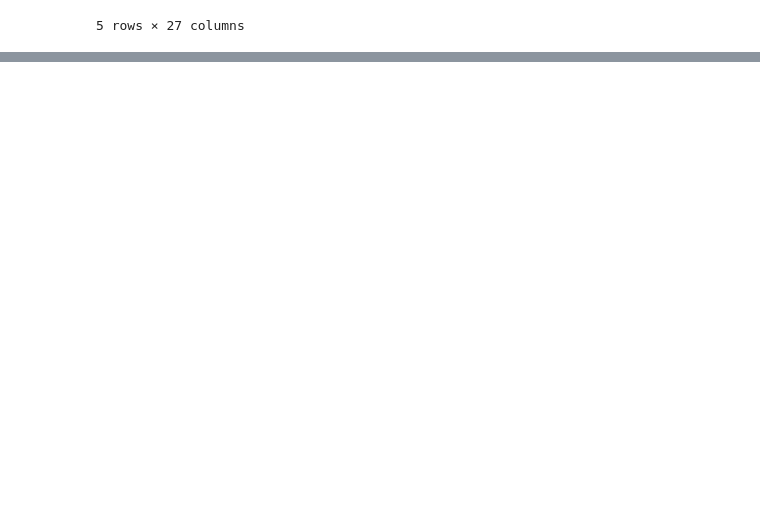
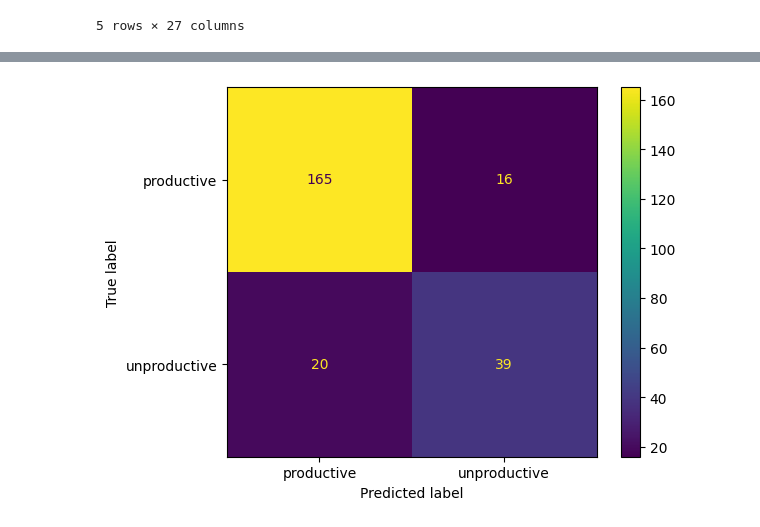
Before and after one commit to MuhammadAwon/datascience-projects, a Jupyter notebook: Projects/classifying-employee-productivity/employee-productivity.ipynb, the cells around one changed output, grey strips where cells are left out. Cells and saved outputs as stored; diff of their text form; code cells hidden in the pictures; blank space fills up the shorter version.

```diff
--- a/Projects/classifying-employee-productivity/employee-productivity.ipynb
+++ b/Projects/classifying-employee-productivity/employee-productivity.ipynb
@@ -1371,0 +1397,10 @@ df_final.head()
+# %%
+from sklearn.metrics import accuracy_score
+
+
+# Make model predictions on test set
+y_pred = dt_clf.predict(X_test)
+
+# Calculate accuracy score
+dt_test_acc = accuracy_score(y_test, y_pred)
+print(f'Accuracy: {dt_test_acc}')
@@ -1371,0 +1452,14 @@ df_final.head()
+# %%
+from sklearn.metrics import confusion_matrix, ConfusionMatrixDisplay
+
+# Calculate confusion matrix
+cm = confusion_matrix(y_test, y_pred)
+
+# Display confusion matrix
+disp = ConfusionMatrixDisplay(confusion_matrix=cm,
+                              display_labels=dt_clf.classes_)
+
+disp.plot()
+plt.show()
+# %% [output]
+[figure, added]
```
Also changed, not shown: parts of 44 cells of this notebook.
